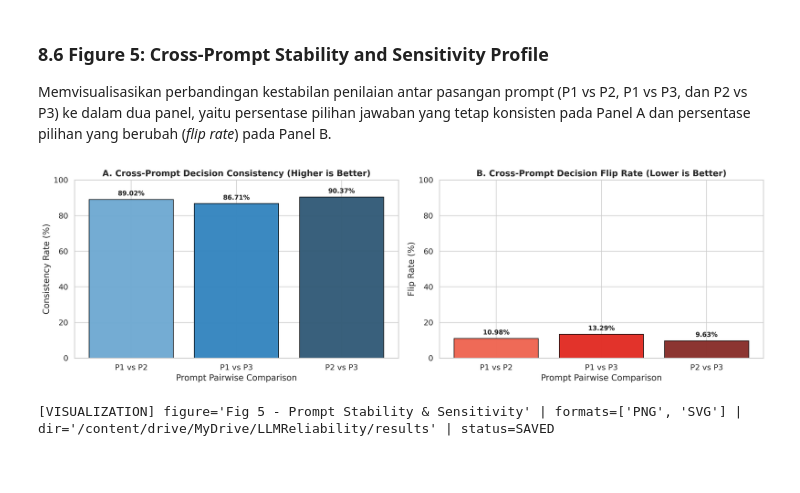
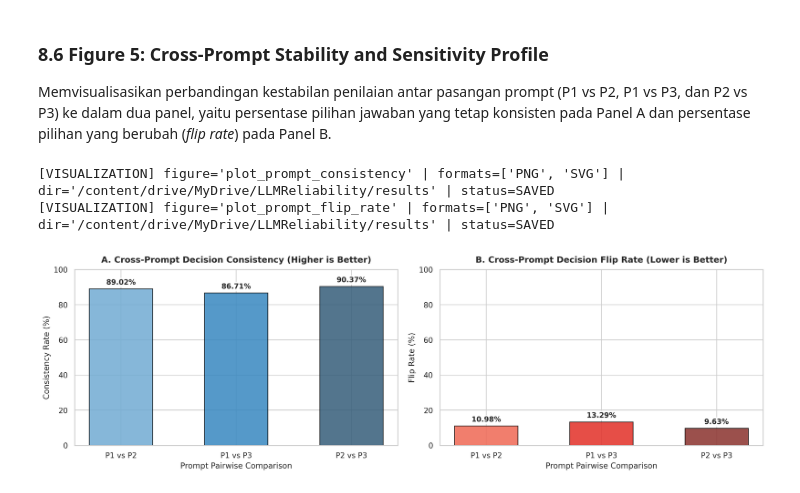
Before and after one commit to RozhakDev/LLMReliability, a Jupyter notebook: AI/08_End_to_End_Evaluation_Pipeline.ipynb, the cells around one changed output. Drawn from its saved outputs; the diff is of its cells as text; code cells hidden in the pictures; blank space fills up the shorter version.

```diff
--- a/AI/08_End_to_End_Evaluation_Pipeline.ipynb
+++ b/AI/08_End_to_End_Evaluation_Pipeline.ipynb
@@ -946,9 +949,14 @@ plt.rcParams['savefig.dpi'] = 300
 # %%
-def export_figure(fig: plt.Figure, base_name: str, figure_tag: str, results_dir: str = RESULTS_DIR, dpi: int = 300) -> None:
-    fig.tight_layout()
-    full_base = os.path.join(results_dir, base_name)
-    fig.savefig(f"{full_base}.png", dpi=dpi, bbox_inches='tight')
-    fig.savefig(f"{full_base}.svg", format='svg', bbox_inches='tight')
-    plt.show()
-    print(f"[VISUALIZATION] figure='{figure_tag}' | formats=['PNG', 'SVG'] | dir='{results_dir}' | status=SAVED")
+def annotate_bars(ax: plt.Axes, bars=None, yerr=None, fmt: str = "{:.2f}%", horizontal: bool = False) -> None:
+    for i, b in enumerate(bars if bars is not None else ax.patches):
+        val = b.get_width() if horizontal else b.get_height()
+        span = b.get_height() if horizontal else b.get_width()
+        if not np.isnan(val) and val > 0 and span > 0:
+            err = yerr[i] if yerr is not None and i < len(yerr) else 0.0
+            xy = (val + err, b.get_y() + span / 2) if horizontal else (b.get_x() + span / 2, val + err)
+            ax.annotate(fmt.format(val), xy, xytext=(4, 0) if horizontal else (0, 4),
+                        textcoords='offset points', ha='left' if horizontal else 'center',
+                        va='center' if horizontal else 'bottom', fontsize=9.5 if horizontal else 10,
+                        fontweight='bold', zorder=5,
+                        bbox=dict(boxstyle='square,pad=0.15', fc='white', ec='none', alpha=0.9))
 # %%
@@ -1160,37 +1128,20 @@ Memvisualisasikan perbandingan kestabilan penilaian antar pasangan prompt (P1 vs
 # %%
 if 'df_prompt_stab' not in globals() or df_prompt_stab is None or df_prompt_stab.empty:
     df_prompt_stab = df_valid[df_valid['position'] == 'AB'].pivot_table(
         index='sample_id', columns='prompt_id', values='logical_decision'
     ).dropna()
 
 if not df_prompt_stab.empty:
     pairs = [('P1 vs P2', 'P1', 'P2'), ('P1 vs P3', 'P1', 'P3'), ('P2 vs P3', 'P2', 'P3')]
-    pair_labels = [label for label, _, _ in pairs]
-    consistency_rates = [float((df_prompt_stab[p_a] == df_prompt_stab[p_b]).mean() * 100) for _, p_a, p_b in pairs]
-    flip_rates = [float((df_prompt_stab[p_a] != df_prompt_stab[p_b]).mean() * 100) for _, p_a, p_b in pairs]
+    labels = [lbl for lbl, _, _ in pairs]
+    cons_rates = [float((df_prompt_stab[a] == df_prompt_stab[b]).mean() * 100) for _, a, b in pairs]
+    flip_rates = [100.0 - c for c in cons_rates]
 
-    for label, p_a, p_b in pairs:
-        pair_labels.append(label)
-        c_rate = (df_prompt_stab[p_a] == df_prompt_stab[p_b]).mean() * 100
-        f_rate = (df_prompt_stab[p_a] != df_prompt_stab[p_b]).mean() * 100
-        consistency_rates.append(c_rate)
-        flip_rates.append(f_rate)
-
-    fig5, axes5 = plt.subplots(1, 2, figsize=(16, 5))
-
-    bars_5a = axes5[0].bar(pair_labels, consistency_rates,
-                           color=sns.color_palette('Blues_d', len(pairs)), edgecolor='black', alpha=0.85)
-    configure_axis(axes5[0], title='A. Cross-Prompt Decision Consistency (Higher is Better)',
-                   xlabel='Prompt Pairwise Comparison', ylabel='Consistency Rate (%)', ylim=(0, 100))
-    annotate_bars(axes5[0], bars=bars_5a, fmt="{:.2f}%", offset_y=4)
-
-    bars_5b = axes5[1].bar(pair_labels, flip_rates,
-                           color=sns.color_palette('Reds_d', len(pairs)), edgecolor='black', alpha=0.85)
-    configure_axis(axes5[1], title='B. Cross-Prompt Decision Flip Rate (Lower is Better)',
-                   xlabel='Prompt Pairwise Comparison', ylabel='Flip Rate (%)', ylim=(0, 100))
-    annotate_bars(axes5[1], bars=bars_5b, fmt="{:.2f}%", offset_y=4)
-
-    export_figure(fig5, 'plot_prompt_stability_and_sensitivity', 'Fig 5 - Prompt Stability & Sensitivity')
+    fig5, axes5 = plt.subplots(1, 2, figsize=(14.5, 4.6))
+    plot_bars(axes5[0], labels, cons_rates, 'Blues_d', 'A. Cross-Prompt Decision Consistency (Higher is Better)', 'Prompt Pairwise Comparison', 'Consistency Rate (%)')
+    plot_bars(axes5[1], labels, flip_rates, 'Reds_d', 'B. Cross-Prompt Decision Flip Rate (Lower is Better)', 'Prompt Pairwise Comparison', 'Flip Rate (%)')
+    export_panels(fig5, axes5, ['plot_prompt_consistency', 'plot_prompt_flip_rate'])
 # %% [output]
+[VISUALIZATION] figure='plot_prompt_consistency' | formats=['PNG', 'SVG'] | dir='/content/drive/MyDrive/LLMReliability/results' | status=SAVED
+[VISUALIZATION] figure='plot_prompt_flip_rate' | formats=['PNG', 'SVG'] | dir='/content/drive/MyDrive/LLMReliability/results' | status=SAVED
-[figure, old version]
+[figure, new version]
-[VISUALIZATION] figure='Fig 5 - Prompt Stability & Sensitivity' | formats=['PNG', 'SVG'] | dir='/content/drive/MyDrive/LLMReliability/results' | status=SAVED
```
Also changed, not shown: parts of 16 cells of this notebook, 1 other file.
